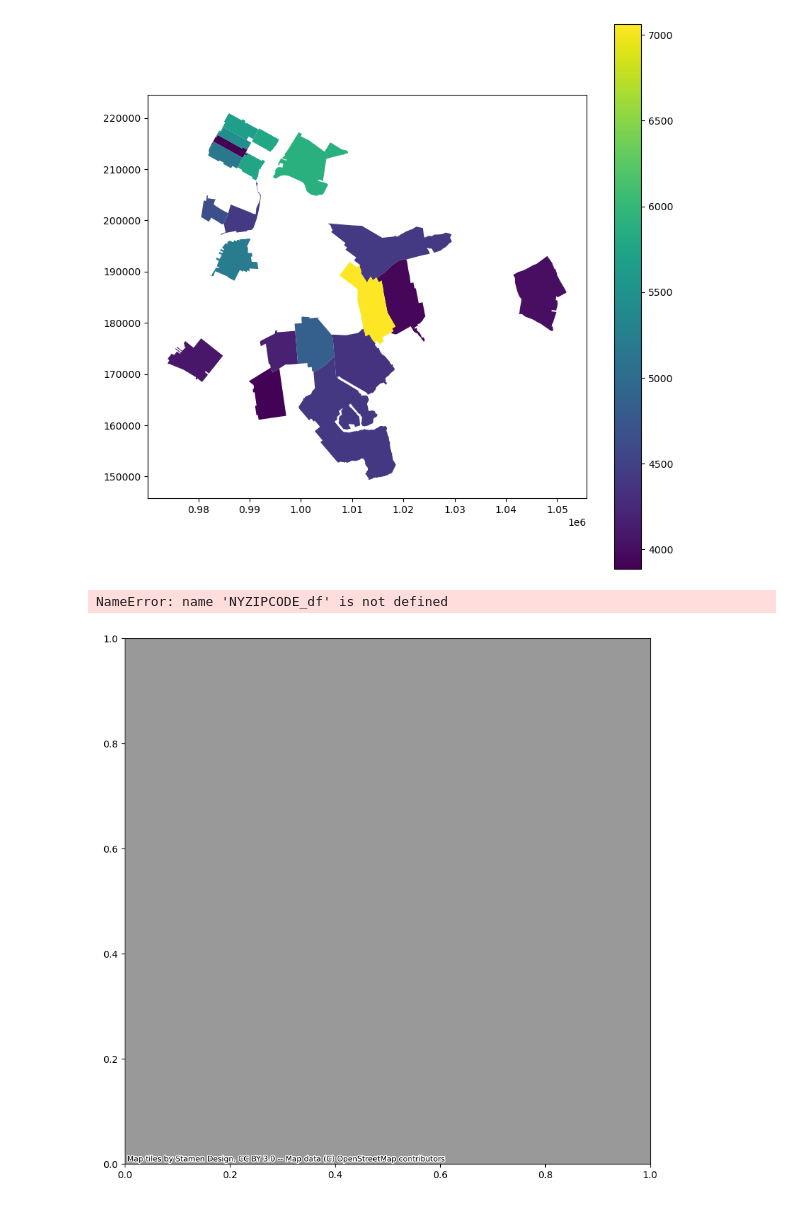
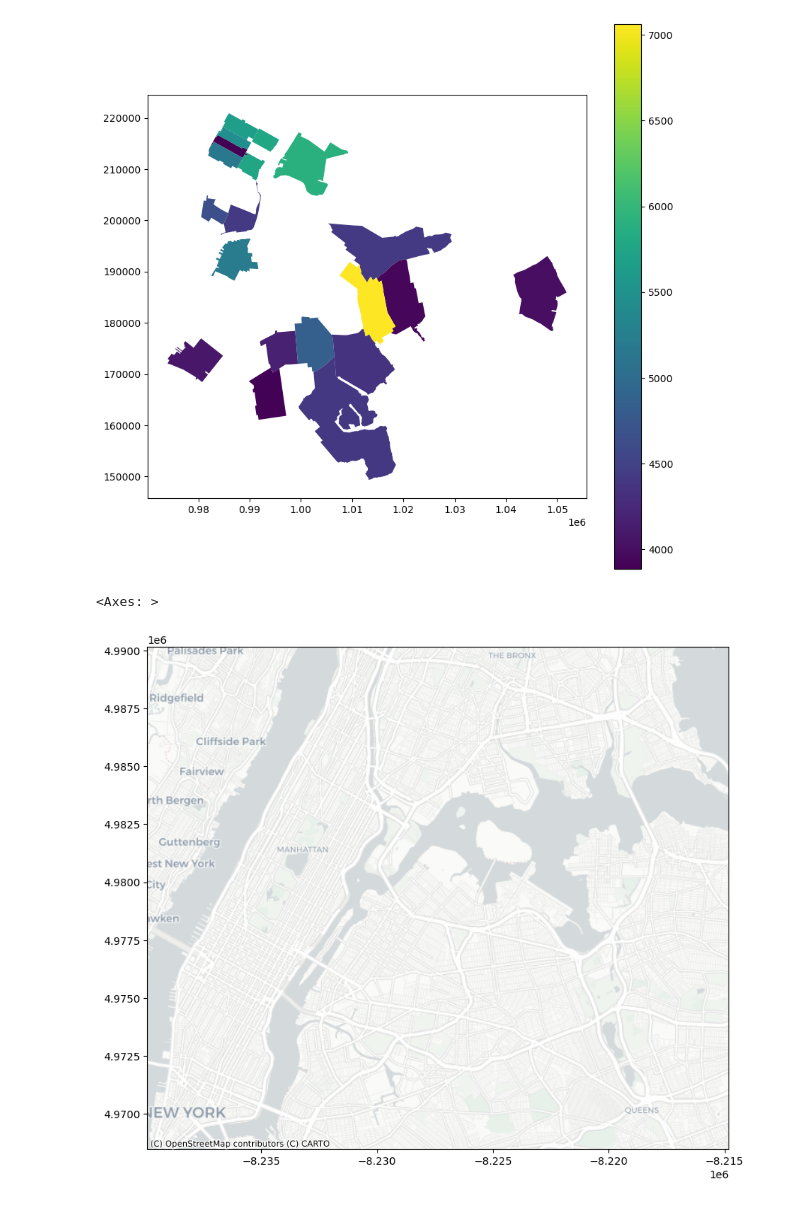
Before and after one commit to claytonstewart40/NYC-Vehicle-Collisions-Project-1, a Jupyter notebook: Q1/Question_1_code.ipynb, the cells around one changed output. Cells and saved outputs as stored; diff of their text form; code cells hidden in the pictures.

```diff
--- a/Q1/Question_1_code.ipynb
+++ b/Q1/Question_1_code.ipynb
@@ -395,9 +387,10 @@ NYZIPCODE_df.plot(column='Count', cmap='viridis', legend=True, figsize=(10, 10),
 [figure]
 # %%
 ax = plt.figure(figsize=(10, 10)).add_subplot(111)
-ctx.add_basemap(ax, source=ctx.providers.Stamen.Terrain, zoom=11)
+ax.set_xlim(-8239914, -8214810)
+ax.set_ylim(4968486, 4990163)
+ctx.add_basemap(ax, source=ctx.providers.CartoDB.Positron, zoom=12, crs='EPSG:3857')
 shapefile.boundary.plot(ax=ax, color='red', linewidth=0.5)
-plt.show()
 # %% [output]
-NameError: name 'NYZIPCODE_df' is not defined
+<Axes: >
-[figure, old version]
+[figure, new version]
```
Also changed, not shown: parts of 6 cells of this notebook.
